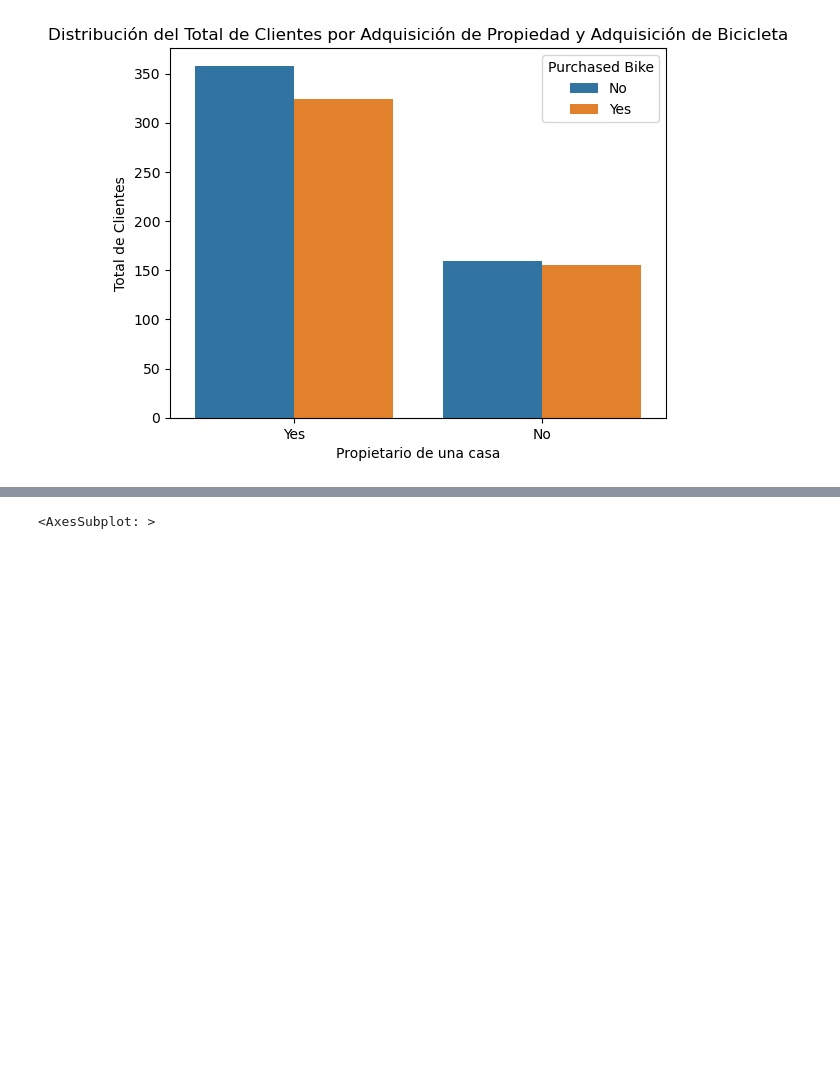
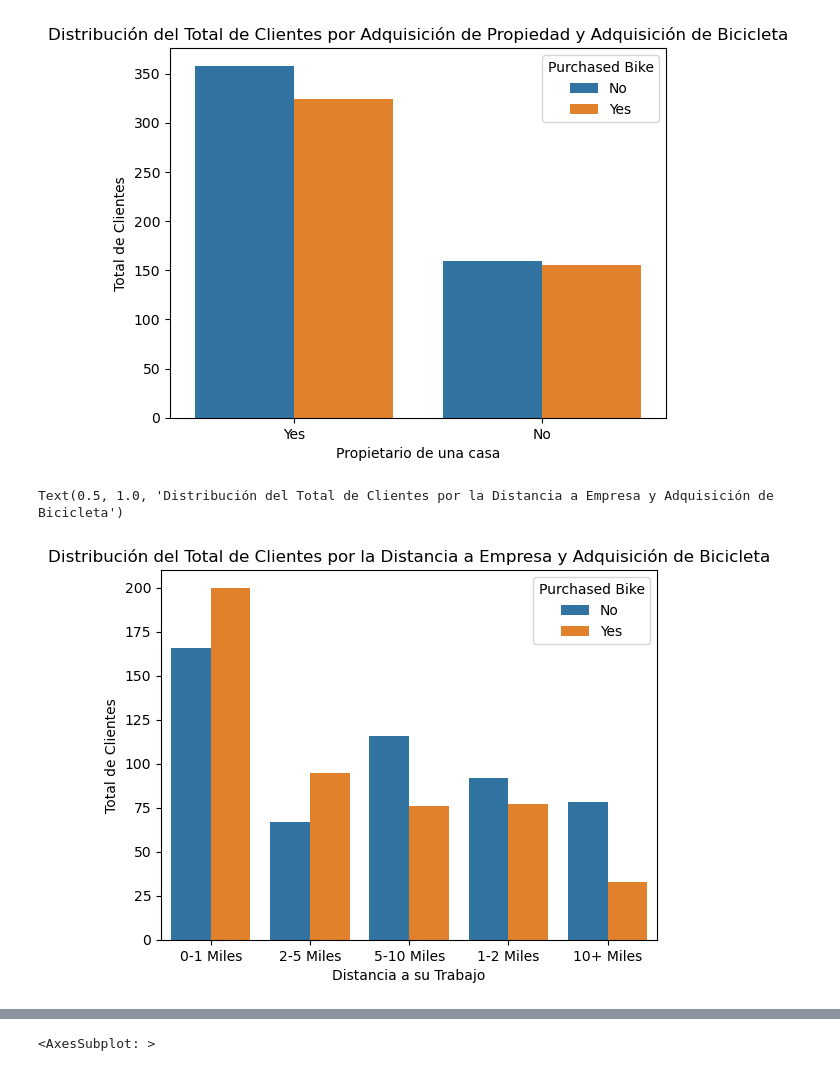
Before and after one commit to Raichi1/FDS-2023-1-CC52, a Jupyter notebook: code/TF-Code.ipynb, the cells around one changed output, grey strips where cells are left out. Drawn from its saved outputs; the diff is of its cells as text; code cells hidden in the pictures; blank space fills up the shorter version.

```diff
--- a/code/TF-Code.ipynb
+++ b/code/TF-Code.ipynb
@@ -300,3 +347,11 @@ plt.title('Distribución del Total de Clientes por Adquisición de Propiedad y A
 # %% [output]
 Text(0.5, 1.0, 'Distribución del Total de Clientes por Adquisición de Propiedad y Adquisición de Bicicleta')
 [figure]
+# %%
+sns.countplot(x='Commute Distance',hue='Purchased Bike', data=bikes)
+plt.xlabel('Distancia a su Trabajo')
+plt.ylabel('Total de Clientes')
+plt.title('Distribución del Total de Clientes por la Distancia a Empresa y Adquisición de Bicicleta')
+# %% [output]
+Text(0.5, 1.0, 'Distribución del Total de Clientes por la Distancia a Empresa y Adquisición de Bicicleta')
+[figure, added]
```
Also changed, not shown: parts of 17 cells of this notebook.
